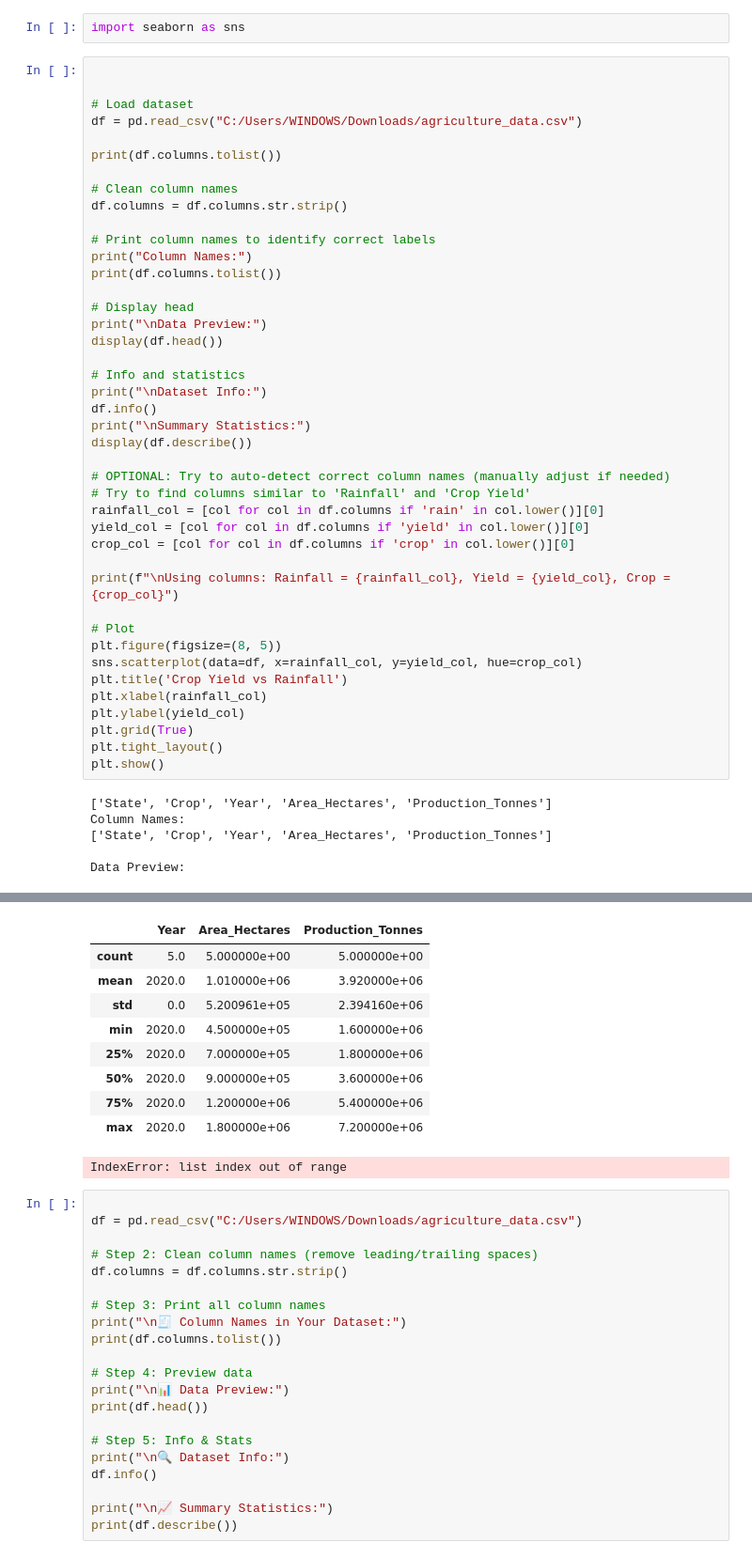
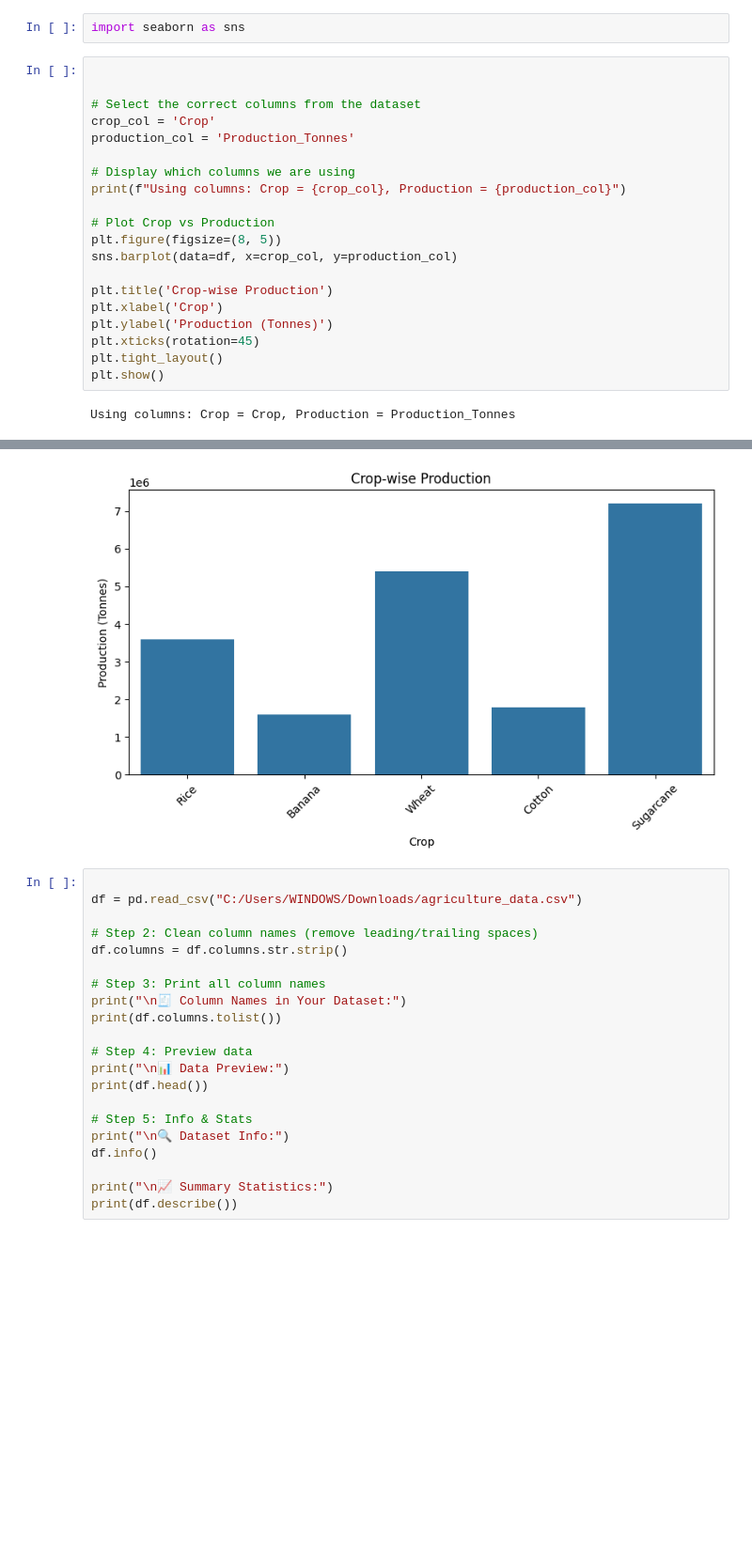
Before and after one commit to AnandapriyaAmarnath/ds_Agridata_explorer, a Jupyter notebook: agri_data_analysis.ipynb, the cells around one changed output, grey strips where cells are left out. Shown at 94% size. Cells and saved outputs as stored; diff of their text form; blank space fills up the shorter version.

```diff
--- a/agri_data_analysis.ipynb
+++ b/agri_data_analysis.ipynb
@@ -38,48 +33,22 @@ import seaborn as sns
 # %%
 
 
-# Load dataset
-df = pd.read_csv("C:/Users/WINDOWS/Downloads/agriculture_data.csv")
+# Select the correct columns from the dataset
+crop_col = 'Crop'
+production_col = 'Production_Tonnes'
 
-print(df.columns.tolist())
+# Display which columns we are using
+print(f"Using columns: Crop = {crop_col}, Production = {production_col}")
 
-# Clean column names
-df.columns = df.columns.str.strip()
+# Plot Crop vs Production
+plt.figure(figsize=(8, 5))
+sns.barplot(data=df, x=crop_col, y=production_col)
 
-# Print column names to identify correct labels
-print("Column Names:")
-print(df.columns.tolist())
-
-# Display head
-print("\nData Preview:")
-display(df.head())
-
-# Info and statistics
-print("\nDataset Info:")
-df.info()
-print("\nSummary Statistics:")
-display(df.describe())
-
-# OPTIONAL: Try to auto-detect correct column names (manually adjust if needed)
-# Try to find columns similar to 'Rainfall' and 'Crop Yield'
-rainfall_col = [col for col in df.columns if 'rain' in col.lower()][0]
-yield_col = [col for col in df.columns if 'yield' in col.lower()][0]
-crop_col = [col for col in df.columns if 'crop' in col.lower()][0]
-
-print(f"\nUsing columns: Rainfall = {rainfall_col}, Yield = {yield_col}, Crop = {crop_col}")
-
-# Plot
-plt.figure(figsize=(8, 5))
-sns.scatterplot(data=df, x=rainfall_col, y=yield_col, hue=crop_col)
-plt.title('Crop Yield vs Rainfall')
-plt.xlabel(rainfall_col)
-plt.ylabel(yield_col)
-plt.grid(True)
+plt.title('Crop-wise Production')
+plt.xlabel('Crop')
+plt.ylabel('Production (Tonnes)')
+plt.xticks(rotation=45)
 plt.tight_layout()
 plt.show()
 # %% [output]
-['State', 'Crop', 'Year', 'Area_Hectares', 'Production_Tonnes']
-Column Names:
-['State', 'Crop', 'Year', 'Area_Hectares', 'Production_Tonnes']
-
-Data Preview:
+Using columns: Crop = Crop, Production = Production_Tonnes
@@ -107,13 +55,4 @@ Summary Statistics:
-|  | Year | Area_Hectares | Production_Tonnes |
-| count | 5.0 | 5.000000e+00 | 5.000000e+00 |
-| mean | 2020.0 | 1.010000e+06 | 3.920000e+06 |
-| std | 0.0 | 5.200961e+05 | 2.394160e+06 |
-| min | 2020.0 | 4.500000e+05 | 1.600000e+06 |
-| 25% | 2020.0 | 7.000000e+05 | 1.800000e+06 |
-| 50% | 2020.0 | 9.000000e+05 | 3.600000e+06 |
-| 75% | 2020.0 | 1.200000e+06 | 5.400000e+06 |
-| max | 2020.0 | 1.800000e+06 | 7.200000e+06 |
-IndexError: list index out of range
+[figure, added]
 # %%
 
 df = pd.read_csv("C:/Users/WINDOWS/Downloads/agriculture_data.csv")
```
Also changed, not shown: parts of 16 cells of this notebook.
